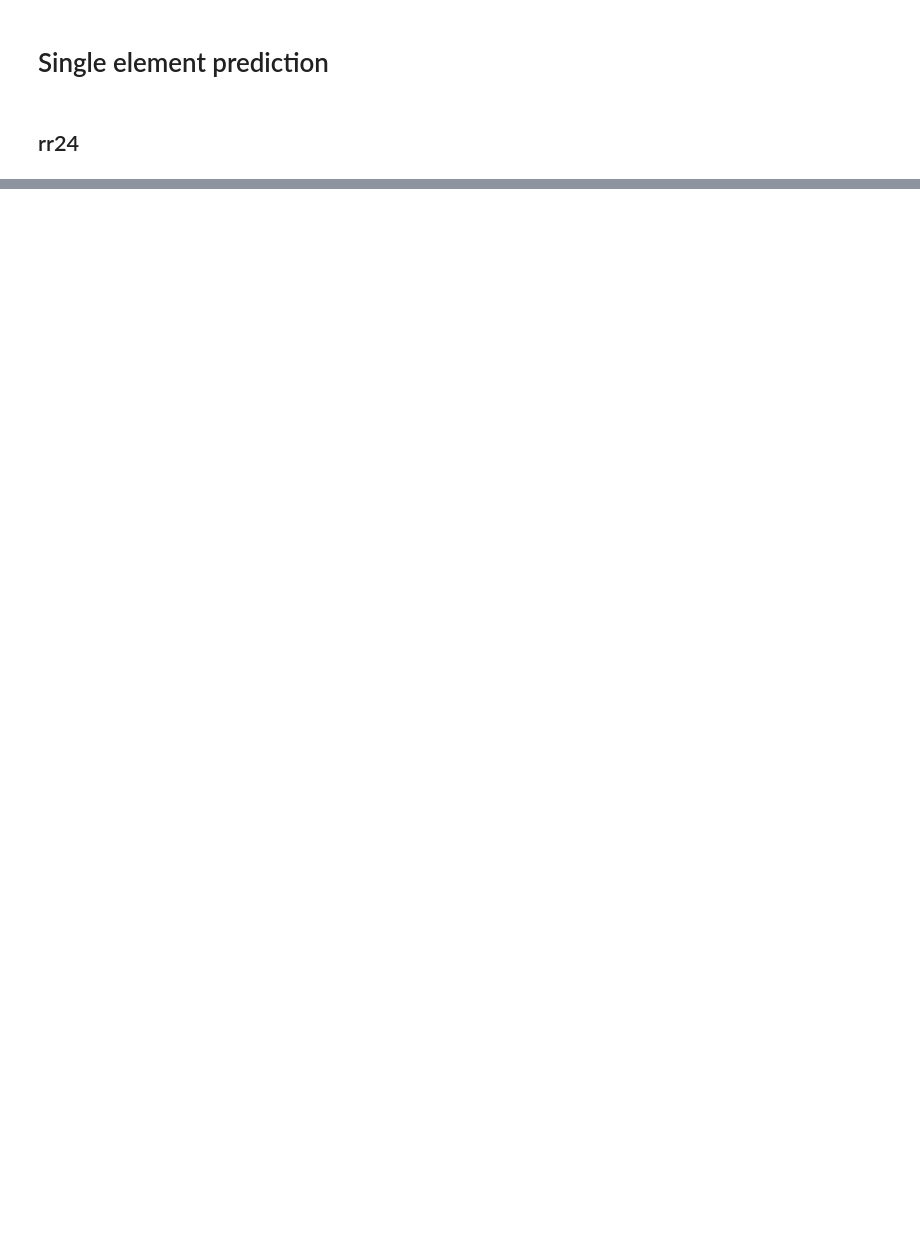
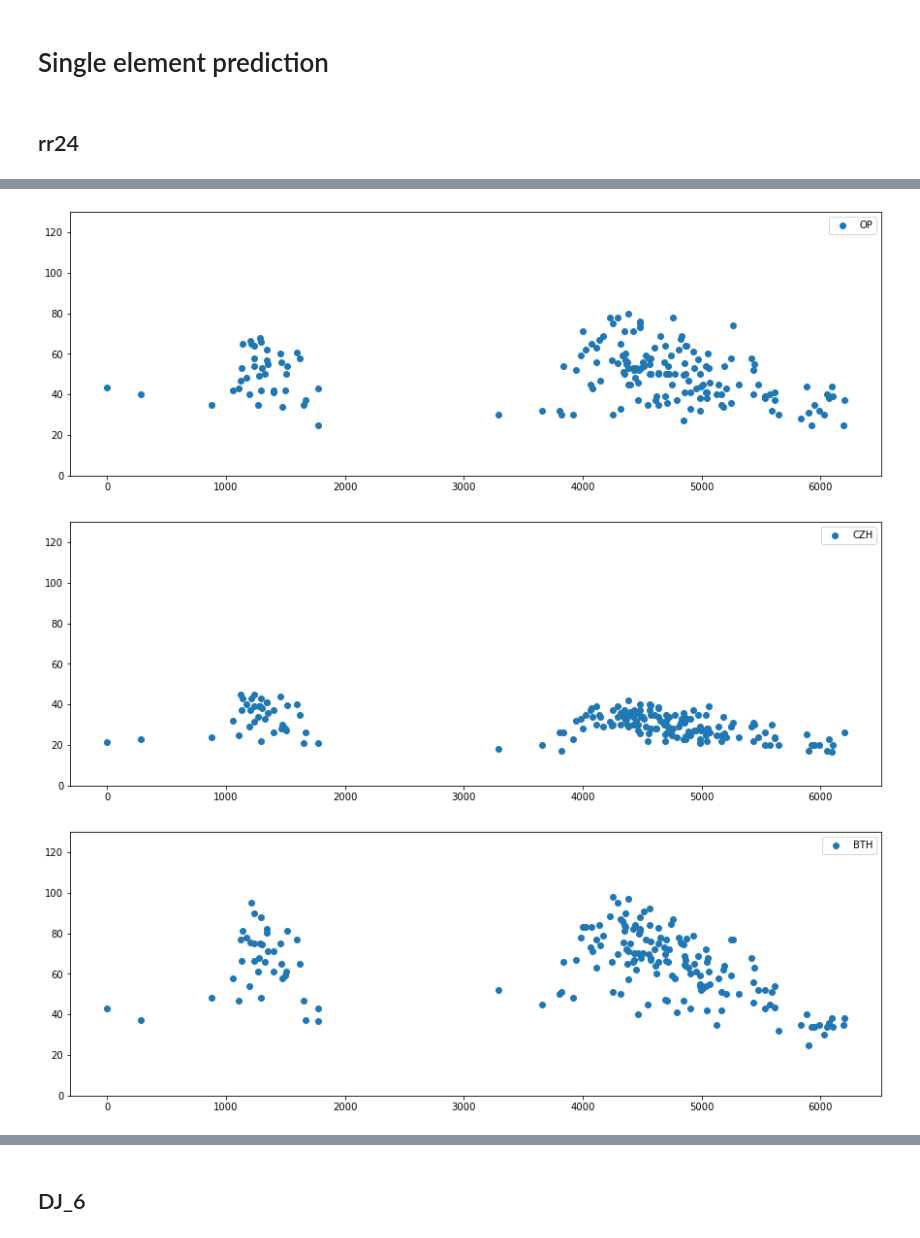
Before and after one commit to hyperplanning/HCYPPD, a Jupyter notebook: notebooks/Linear_Regression_2.ipynb, the cells around one changed output, grey strips where cells are left out. Saved outputs shown, nothing was run; the diff lists cells and outputs as text; code cells hidden in the pictures; blank space fills up the shorter version.

```diff
--- a/notebooks/Linear_Regression_2.ipynb
+++ b/notebooks/Linear_Regression_2.ipynb
@@ -165,0 +261,10 @@ best_predict
+# %%
+best_predict = {}
+
+for crop in crops:
+    temp_list = []
+    for i in range(end - start + 1):
+        temp_list.append(rRMSE_degree[crop + str(i)])
+    best_predict[crop + str(temp_list.index(min(temp_list)))] = min(temp_list)
+
+best_predict
@@ -165,0 +307,14 @@ best_predict
+# %%
+for crop in crops:
+    total_rdt = {}
+
+    data_array, rdt_array = init()
+
+    fig, ax = plt.subplots(figsize=(15, 5))
+    plt.ylim((0, 130))
+    plt.scatter(data_array, rdt_array)
+    plt.legend([crop])
+# %% [output]
+[figure, added]
+[figure, added]
+[figure, added]
@@ -165,0 +327,2 @@ best_predict
+# %% [markdown]
+## DJ_6
```
Also changed, not shown: parts of 26 cells of this notebook.
